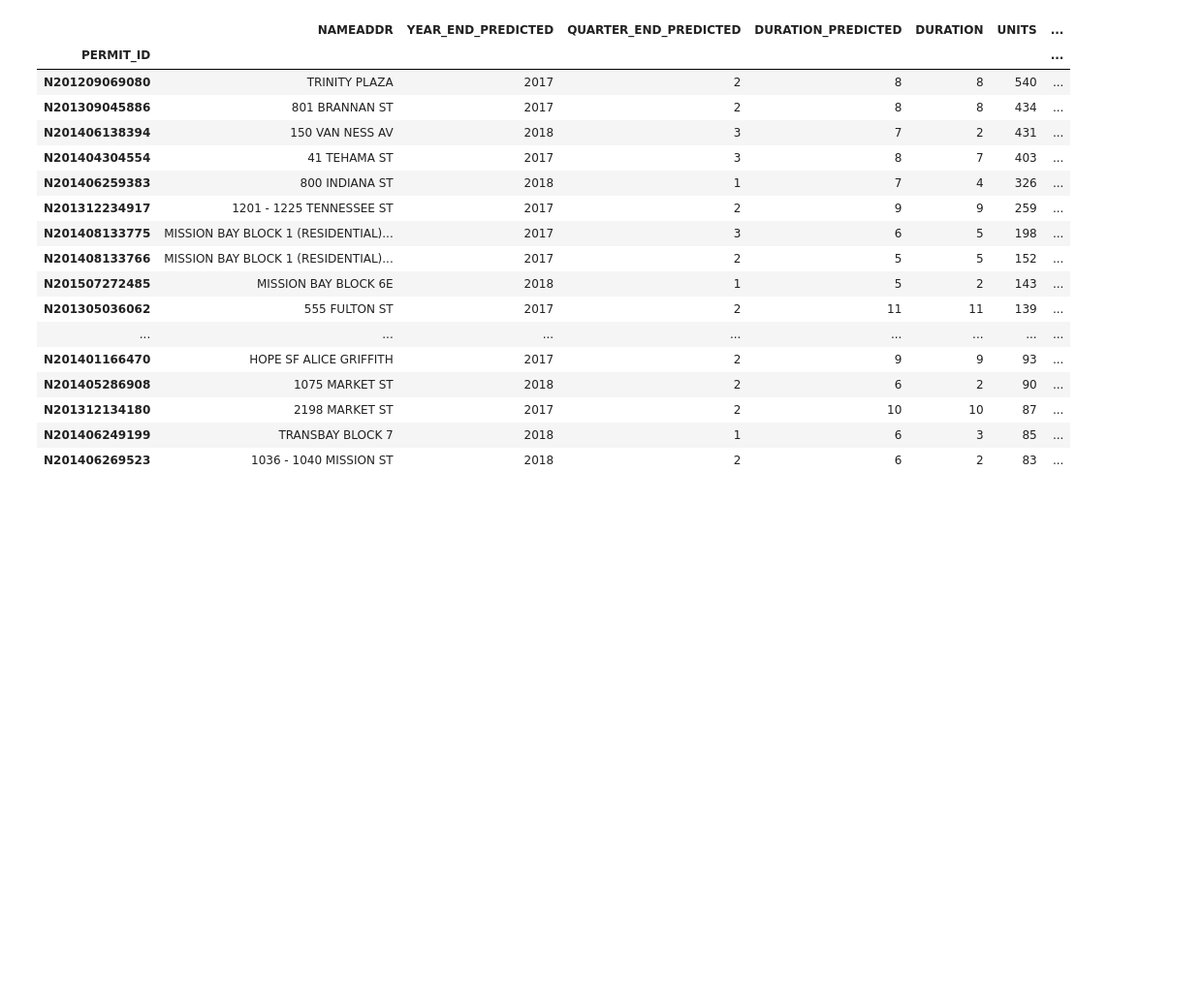
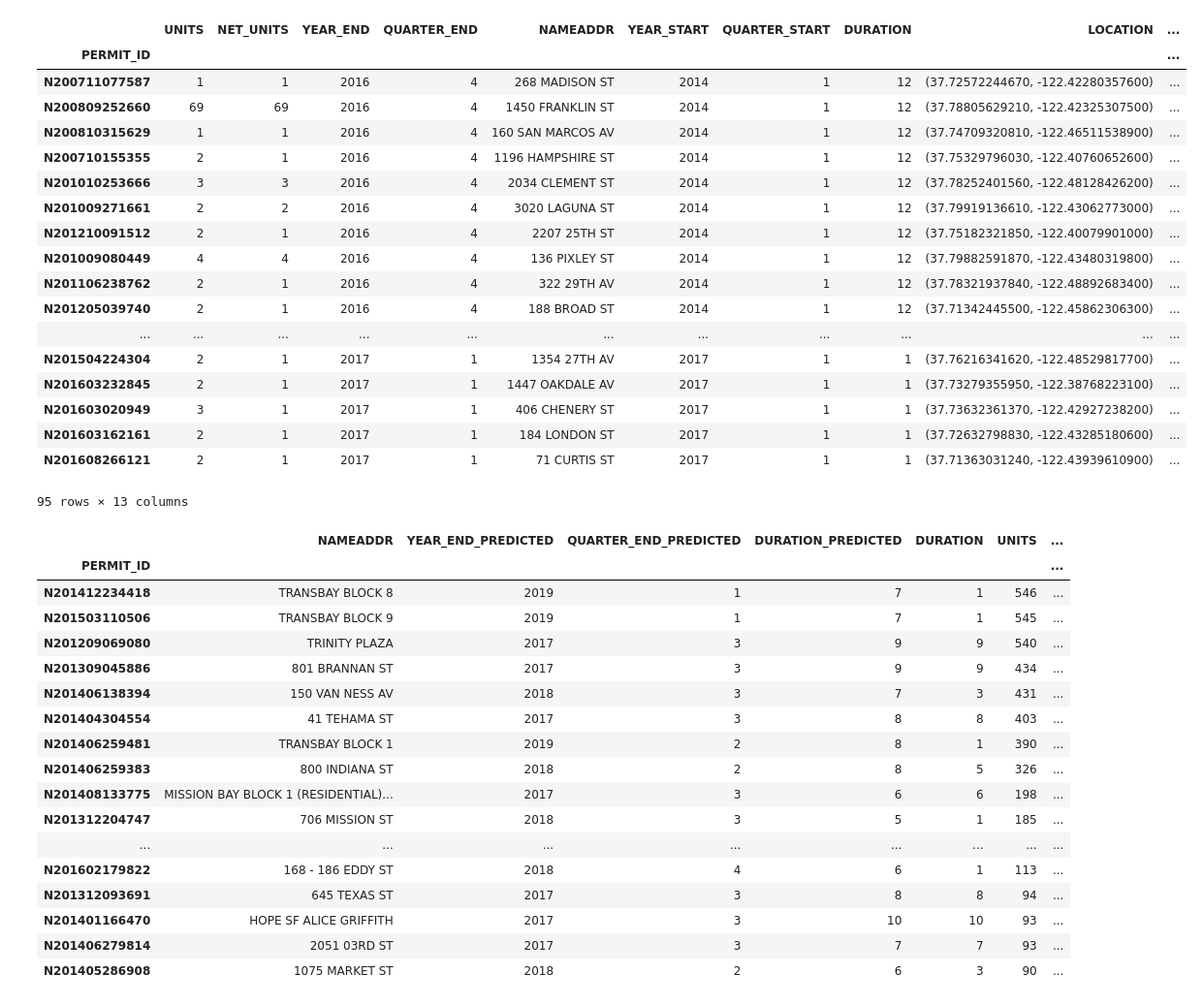
Before and after one commit to openland/statecraft-projects, a Jupyter notebook: housing_new.ipynb, the cells around one changed output. Shown: that part at 97% size. Drawn from its saved outputs; the diff is of its cells as text; code cells hidden in the pictures; blank space fills up the shorter version.

```diff
--- a/housing_new.ipynb
+++ b/housing_new.ipynb
@@ -26,7 +26,7 @@ def loadData():
     data = []
     for year in range(2013, 2018):
         for q in range(1, 5):
-            if (year == 2017 and q == 2) or (year == 2013 and q < 4):
+            if (year == 2017 and q == 3) or (year == 2013 and q < 4):
                 break
             X = pd.read_csv(file_name + str(year) + "_Q" + str(q) + ".csv", sep=',', infer_datetime_format=True)
             X["YEAR"] = year
@@ -84,8 +84,9 @@ new construction wood frame         6.083333
 Name: DURATION, dtype: float64
 # %%
 # Split completed by 2017Q1 and still in construction by 2017Q1
-to_predict_ids = data[(data['YEAR_END'] == 2017)].index
-finished_ids = data[(data['YEAR_END'] == 2016) & (data['QUARTER_END'] == 4)].index
+to_predict_ids = data[(data['YEAR_END'] == 2017) & (data['QUARTER_END'] == 2)].index
+finished_ids = data[((data['YEAR_END'] == 2016) & (data['QUARTER_END'] == 4)) |
+                    ((data['YEAR_END'] == 2017) & (data['QUARTER_END'] == 1))].index
 
 # finished in 2017Q1
 finished = data[data.index.isin(finished_ids)]
@@ -99,4 +100,5 @@ complete = complete[(complete['YEAR_START'] != 2013) & (~((complete['YEAR_START'
 
 print("Completed by 2017: ", complete['NET_UNITS'].count())
 print("Still in construction by 2017: ", incomplete['NET_UNITS'].count())
+finished
 # %% [output]
@@ -105,6 +126,17 @@ Still in construction by 2017:  182
 # %%
 columns = ['NAMEADDR', 'YEAR_END_PREDICTED', 'QUARTER_END_PREDICTED', 'DURATION_PREDICTED', 'DURATION',
                     'UNITS', 'NET_UNITS', 'YEAR_END', 'QUARTER_END', 'YEAR_START', 'QUARTER_START', 'LOCATION', 'PERMIT_TYPE']
+
+def get_previous_states(df):
+
+# positives only
+def add_quarters(df, quarter_num):
+    df["QUARTER_END_PREDICTED"] = (finished["QUARTER_END"] + quarter_num) % 4
+    df[df["QUARTER_END_PREDICTED"] == 0]["QUARTER_END_PREDICTED"] = 4
+    df["YEAR_END_PREDICTED"] = df["YEAR_END"] + (finished["QUARTER_END"] + quarter_num - 1) / 4
+    df[['YEAR_END_PREDICTED', 'QUARTER_END_PREDICTED']] = df[['YEAR_END_PREDICTED', 'QUARTER_END_PREDICTED']].astype('int64')
+
+    return data
 
 def add_prediction(permits, complete):
     # duration is estimated based on completed buildings with ~same net units number
@@ -142,35 +174,54 @@ complete.sort_values(by="NET_UNITS", ascending=False).head(5)
 #grouped.plot(y = 'DURATION', kind = "bar", figsize=(20,10), title = "Duration mean by net units number")
 # %%
 # fill missing columns for finished in 2016Q4 buildings
-finished["YEAR_END_PREDICTED"] = 2017
-finished["QUARTER_END_PREDICTED"] = 1
+finished = add_quarters(finished, 1)
 finished["DURATION_PREDICTED"] = finished["DURATION"]
+display(finished)
 
 # predict durations for incomplete buildings
 incomplete = add_prediction(incomplete, complete).sort_values(by="NET_UNITS", ascending=False)
 display(incomplete.head(20))
 result = finished.append(incomplete).sort_values(by="NET_UNITS", ascending=False)
 
 result = result[result["YEAR_END_PREDICTED"] < 2019]
 # %% [output]
-|  | NAMEADDR | YEAR_END_PREDICTED | QUARTER_END_PREDICTED | DURATION_PREDICTED | DURATION | UNITS | ... |
-| PERMIT_ID |  |  |  |  |  |  | ... |
-| N201209069080 | TRINITY PLAZA | 2017 | 2 | 8 | 8 | 540 | ... |
-| N201309045886 | 801 BRANNAN ST | 2017 | 2 | 8 | 8 | 434 | ... |
-| N201406138394 | 150 VAN NESS AV | 2018 | 3 | 7 | 2 | 431 | ... |
-| N201404304554 | 41 TEHAMA ST | 2017 | 3 | 8 | 7 | 403 | ... |
-| N201406259383 | 800 INDIANA ST | 2018 | 1 | 7 | 4 | 326 | ... |
-| N201312234917 | 1201 - 1225 TENNESSEE ST | 2017 | 2 | 9 | 9 | 259 | ... |
-| N201408133775 | MISSION BAY BLOCK 1 (RESIDENTIAL)... | 2017 | 3 | 6 | 5 | 198 | ... |
-| N201408133766 | MISSION BAY BLOCK 1 (RESIDENTIAL)... | 2017 | 2 | 5 | 5 | 152 | ... |
-| N201507272485 | MISSION BAY BLOCK 6E | 2018 | 1 | 5 | 2 | 143 | ... |
-| N201305036062 | 555 FULTON ST | 2017 | 2 | 11 | 11 | 139 | ... |
-| ... | ... | ... | ... | ... | ... | ... | ... |
-| N201401166470 | HOPE SF ALICE GRIFFITH | 2017 | 2 | 9 | 9 | 93 | ... |
-| N201405286908 | 1075 MARKET ST | 2018 | 2 | 6 | 2 | 90 | ... |
-| N201312134180 | 2198 MARKET ST | 2017 | 2 | 10 | 10 | 87 | ... |
-| N201406249199 | TRANSBAY BLOCK 7 | 2018 | 1 | 6 | 3 | 85 | ... |
-| N201406269523 | 1036 - 1040 MISSION ST | 2018 | 2 | 6 | 2 | 83 | ... |
+|  | UNITS | NET_UNITS | YEAR_END | QUARTER_END | NAMEADDR | YEAR_START | QUARTER_START | DURATION | LOCATION | ... |
+| PERMIT_ID |  |  |  |  |  |  |  |  |  | ... |
+| N200711077587 | 1 | 1 | 2016 | 4 | 268 MADISON ST | 2014 | 1 | 12 | (37.72572244670, -122.42280357600) | ... |
+| N200809252660 | 69 | 69 | 2016 | 4 | 1450 FRANKLIN ST | 2014 | 1 | 12 | (37.78805629210, -122.42325307500) | ... |
+| N200810315629 | 1 | 1 | 2016 | 4 | 160 SAN MARCOS AV | 2014 | 1 | 12 | (37.74709320810, -122.46511538900) | ... |
+| N200710155355 | 2 | 1 | 2016 | 4 | 1196 HAMPSHIRE ST | 2014 | 1 | 12 | (37.75329796030, -122.40760652600) | ... |
+| N201010253666 | 3 | 3 | 2016 | 4 | 2034 CLEMENT ST | 2014 | 1 | 12 | (37.78252401560, -122.48128426200) | ... |
+| N201009271661 | 2 | 2 | 2016 | 4 | 3020 LAGUNA ST | 2014 | 1 | 12 | (37.79919136610, -122.43062773000) | ... |
+| N201210091512 | 2 | 1 | 2016 | 4 | 2207 25TH ST | 2014 | 1 | 12 | (37.75182321850, -122.40079901000) | ... |
+| N201009080449 | 4 | 4 | 2016 | 4 | 136 PIXLEY ST | 2014 | 1 | 12 | (37.79882591870, -122.43480319800) | ... |
+| N201106238762 | 2 | 1 | 2016 | 4 | 322 29TH AV | 2014 | 1 | 12 | (37.78321937840, -122.48892683400) | ... |
+| N201205039740 | 2 | 1 | 2016 | 4 | 188 BROAD ST | 2014 | 1 | 12 | (37.71342445500, -122.45862306300) | ... |
+| ... | ... | ... | ... | ... | ... | ... | ... | ... | ... | ... |
+| N201504224304 | 2 | 1 | 2017 | 1 | 1354 27TH AV | 2017 | 1 | 1 | (37.76216341620, -122.48529817700) | ... |
+| N201603232845 | 2 | 1 | 2017 | 1 | 1447 OAKDALE AV | 2017 | 1 | 1 | (37.73279355950, -122.38768223100) | ... |
+| N201603020949 | 3 | 1 | 2017 | 1 | 406 CHENERY ST | 2017 | 1 | 1 | (37.73632361370, -122.42927238200) | ... |
+| N201603162161 | 2 | 1 | 2017 | 1 | 184 LONDON ST | 2017 | 1 | 1 | (37.72632798830, -122.43285180600) | ... |
+| N201608266121 | 2 | 1 | 2017 | 1 | 71 CURTIS ST | 2017 | 1 | 1 | (37.71363031240, -122.43939610900) | ... |
+95 rows × 13 columns
+|  | NAMEADDR | YEAR_END_PREDICTED | QUARTER_END_PREDICTED | DURATION_PREDICTED | DURATION | UNITS | ... |
+| PERMIT_ID |  |  |  |  |  |  | ... |
+| N201412234418 | TRANSBAY BLOCK 8 | 2019 | 1 | 7 | 1 | 546 | ... |
+| N201503110506 | TRANSBAY BLOCK 9 | 2019 | 1 | 7 | 1 | 545 | ... |
+| N201209069080 | TRINITY PLAZA | 2017 | 3 | 9 | 9 | 540 | ... |
+| N201309045886 | 801 BRANNAN ST | 2017 | 3 | 9 | 9 | 434 | ... |
+| N201406138394 | 150 VAN NESS AV | 2018 | 3 | 7 | 3 | 431 | ... |
+| N201404304554 | 41 TEHAMA ST | 2017 | 3 | 8 | 8 | 403 | ... |
+| N201406259481 | TRANSBAY BLOCK 1 | 2019 | 2 | 8 | 1 | 390 | ... |
+| N201406259383 | 800 INDIANA ST | 2018 | 2 | 8 | 5 | 326 | ... |
+| N201408133775 | MISSION BAY BLOCK 1 (RESIDENTIAL)... | 2017 | 3 | 6 | 6 | 198 | ... |
+| N201312204747 | 706 MISSION ST | 2018 | 3 | 5 | 1 | 185 | ... |
+| ... | ... | ... | ... | ... | ... | ... | ... |
+| N201602179822 | 168 - 186 EDDY ST | 2018 | 4 | 6 | 1 | 113 | ... |
+| N201312093691 | 645 TEXAS ST | 2017 | 3 | 8 | 8 | 94 | ... |
+| N201401166470 | HOPE SF ALICE GRIFFITH | 2017 | 3 | 10 | 10 | 93 | ... |
+| N201406279814 | 2051 03RD ST | 2017 | 3 | 7 | 7 | 93 | ... |
+| N201405286908 | 1075 MARKET ST | 2018 | 2 | 6 | 3 | 90 | ... |
 # %%
 def plot_quarters(df):
     df.plot.bar(stacked=True, figsize=(20,10), title="Net units expected to be completed by year and quarter");
```
Also changed, not shown: parts of 7 cells of this notebook, 8 other files.
